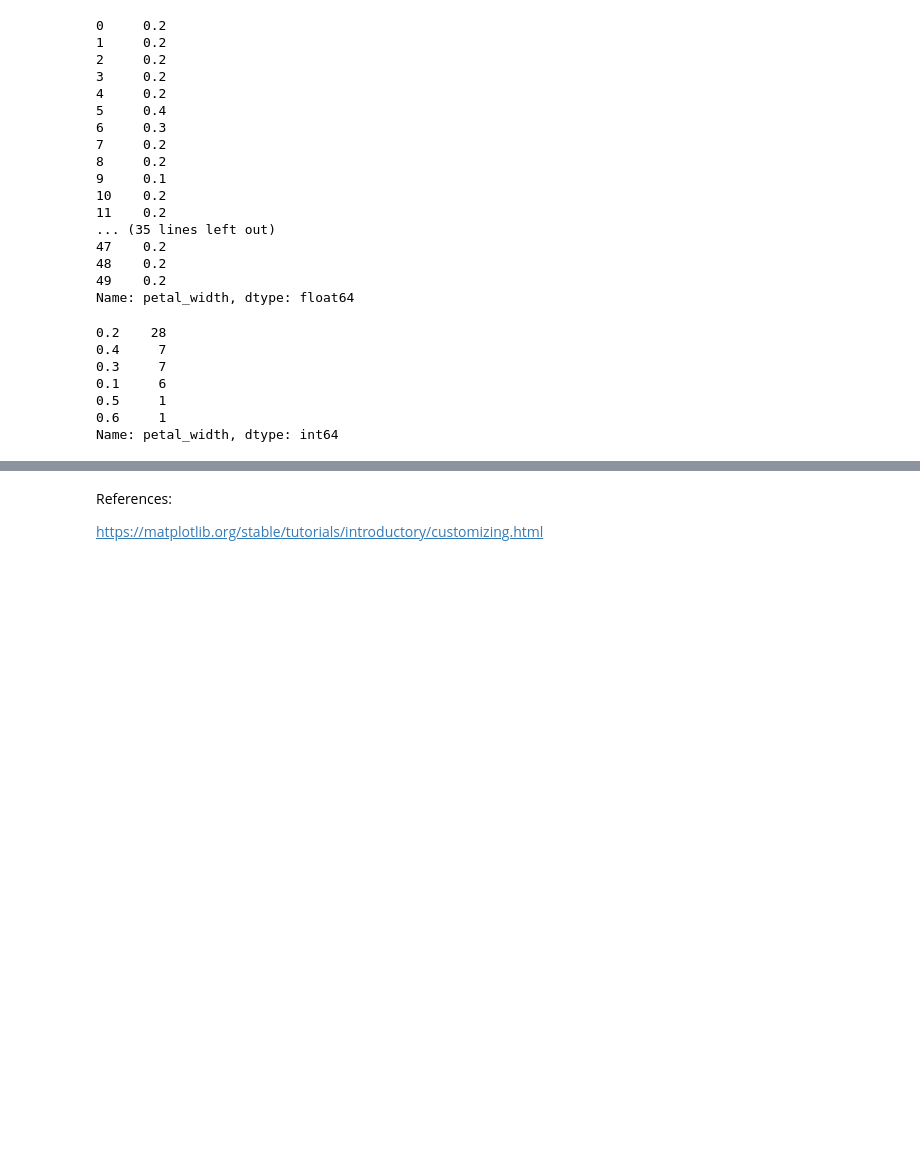
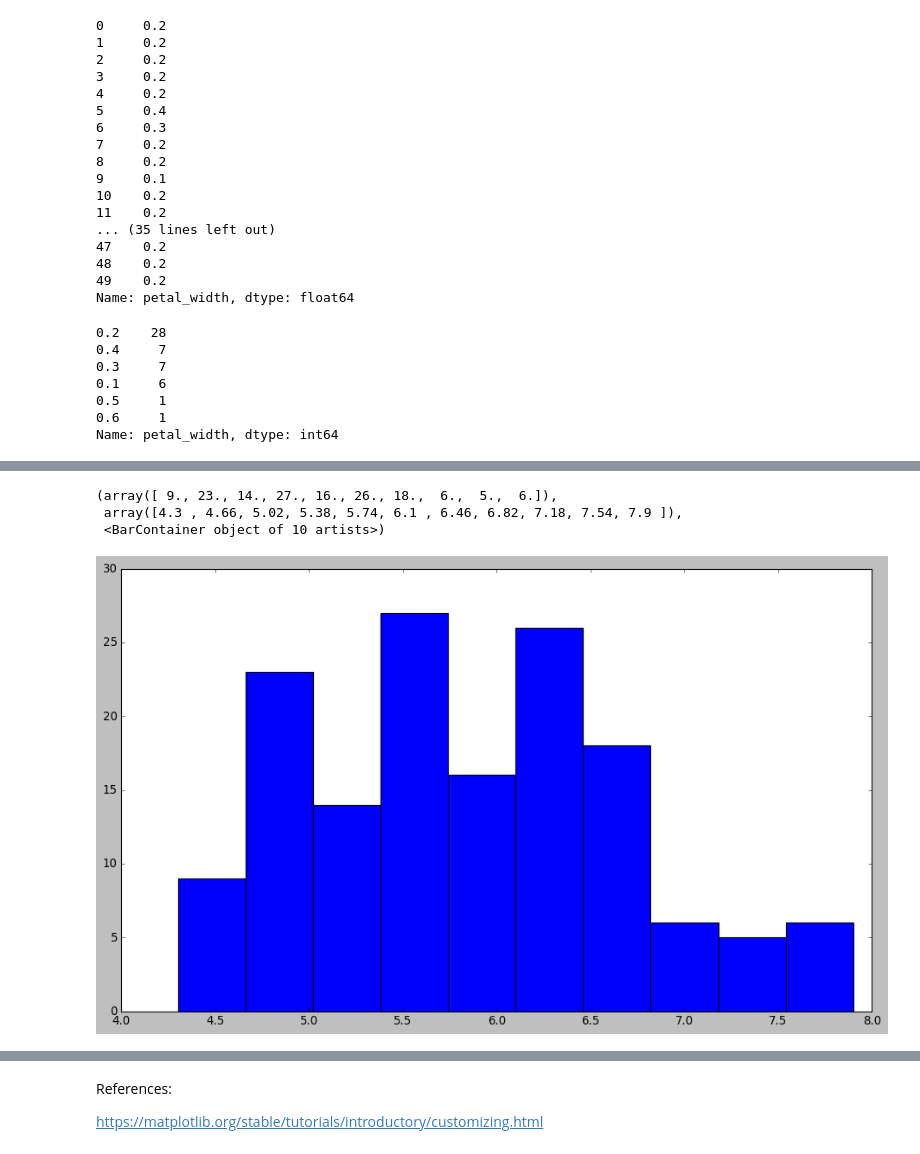
Before and after one commit to doodymack/Bar__Histograms, a Jupyter notebook: Bar_Histograms_Coursework.ipynb, the cells around one changed output, grey strips where cells are left out. Drawn from its saved outputs; the diff is of its cells as text; code cells hidden in the pictures; blank space fills up the shorter version.

Commit message:
updated the Bar_Histogram Notebook

```diff
--- a/Bar_Histograms_Coursework.ipynb
+++ b/Bar_Histograms_Coursework.ipynb
@@ -196,0 +236,4 @@ plt.bar(sepal_counts.index, sepal_counts, width = 0.05)
+# %%
+# isolate the sepal lengths (for all species)
+sepal_length = df ['sepal_length']
+sepal_length
@@ -196,0 +253,12 @@ plt.bar(sepal_counts.index, sepal_counts, width = 0.05)
+# %%
+plt.hist(sepal_length, bins =10)
+# outputs 1. tuple 2. array 3. additional data
+#1st is bar heights
+# 2nd is left edges of the (10) bars i.e. 11 edges
+# AREA not the height of the bin- but doesnt matter if WIDTH is the same
+# then HEIGHT is refelctive of number of  occurrences
+# %% [output]
+(array([ 9., 23., 14., 27., 16., 26., 18.,  6.,  5.,  6.]),
+ array([4.3 , 4.66, 5.02, 5.38, 5.74, 6.1 , 6.46, 6.82, 7.18, 7.54, 7.9 ]),
+ <BarContainer object of 10 artists>)
+[figure, added]
```
Also changed, not shown: parts of 31 cells of this notebook.
